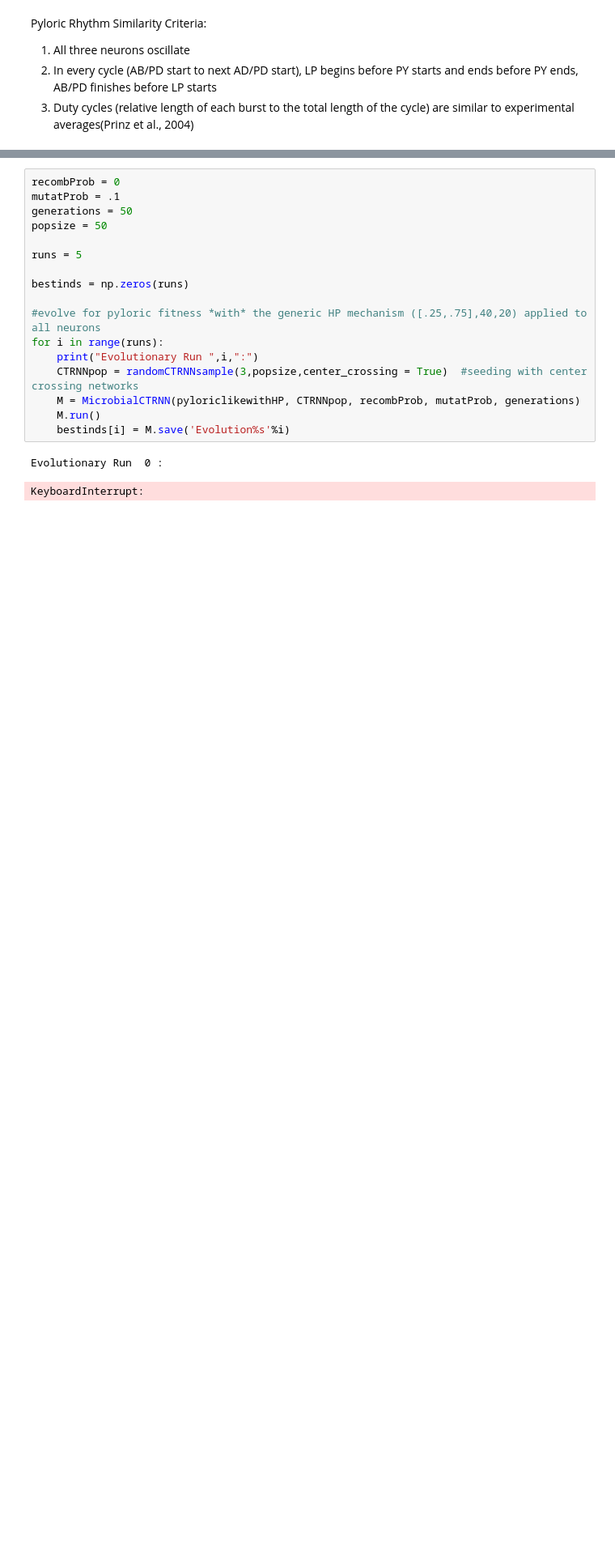
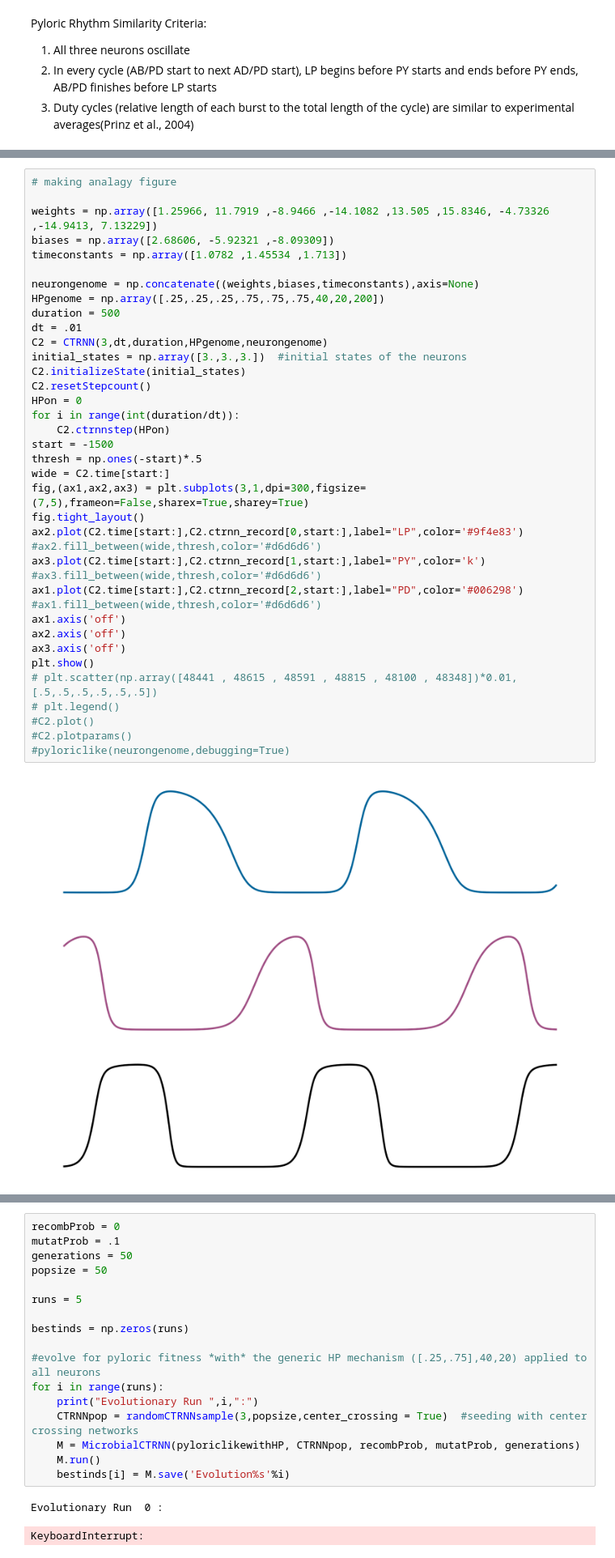
Before and after one commit to ljstolting/PyloricCTRNNHomeostasis, a Jupyter notebook: Evolve Pyloric-like CTRNNs.ipynb, the cells around one changed output, grey strips where cells are left out. Shown: that part at 81% size. Cells and saved outputs as stored; diff of their text form; blank space fills up the shorter version.

```diff
--- a/Evolve Pyloric-like CTRNNs.ipynb
+++ b/Evolve Pyloric-like CTRNNs.ipynb
@@ -36,3 +17,43 @@ from HPCTRNNevolution import *
+# %%
+# making analagy figure
+
+weights = np.array([1.25966, 11.7919 ,-8.9466 ,-14.1082 ,13.505 ,15.8346, -4.73326 ,-14.9413, 7.13229])
+biases = np.array([2.68606, -5.92321 ,-8.09309])
+timeconstants = np.array([1.0782 ,1.45534 ,1.713])
+
+neurongenome = np.concatenate((weights,biases,timeconstants),axis=None)
+HPgenome = np.array([.25,.25,.25,.75,.75,.75,40,20,200])
+duration = 500
+dt = .01
+C2 = CTRNN(3,dt,duration,HPgenome,neurongenome)
+initial_states = np.array([3.,3.,3.])  #initial states of the neurons
+C2.initializeState(initial_states)
+C2.resetStepcount()
+HPon = 0
+for i in range(int(duration/dt)):
+    C2.ctrnnstep(HPon)
+start = -1500
+thresh = np.ones(-start)*.5
+wide = C2.time[start:]
+fig,(ax1,ax2,ax3) = plt.subplots(3,1,dpi=300,figsize=(7,5),frameon=False,sharex=True,sharey=True)
+fig.tight_layout()
+ax2.plot(C2.time[start:],C2.ctrnn_record[0,start:],label="LP",color='#9f4e83')
+#ax2.fill_between(wide,thresh,color='#d6d6d6')
+ax3.plot(C2.time[start:],C2.ctrnn_record[1,start:],label="PY",color='k')
+#ax3.fill_between(wide,thresh,color='#d6d6d6')
+ax1.plot(C2.time[start:],C2.ctrnn_record[2,start:],label="PD",color='#006298')
+#ax1.fill_between(wide,thresh,color='#d6d6d6')
+ax1.axis('off')
+ax2.axis('off')
+ax3.axis('off')
+plt.show()
+# plt.scatter(np.array([48441 , 48615 , 48591 , 48815 , 48100 , 48348])*0.01,[.5,.5,.5,.5,.5,.5])
+# plt.legend()
+#C2.plot()
+#C2.plotparams()
+#pyloriclike(neurongenome,debugging=True)
+# %% [output]
+[figure, added]
 # %%
 # test adaptive CTRNN class
 # weights = np.array([[6.60946,1.14559,-6.51152],[10.6385,1.19458,1.34445],[16,1.26722,1.663]])
```
Also changed, not shown: parts of 14 cells of this notebook, 3 other files.
